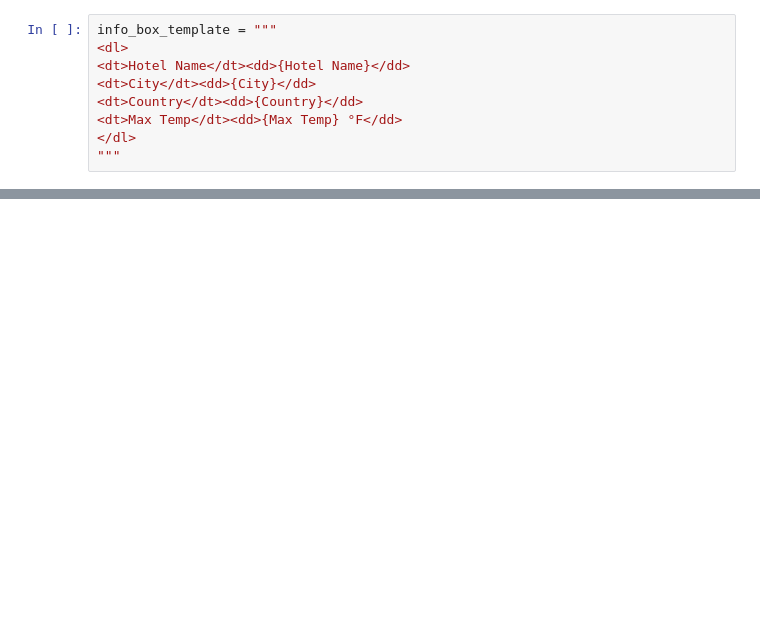
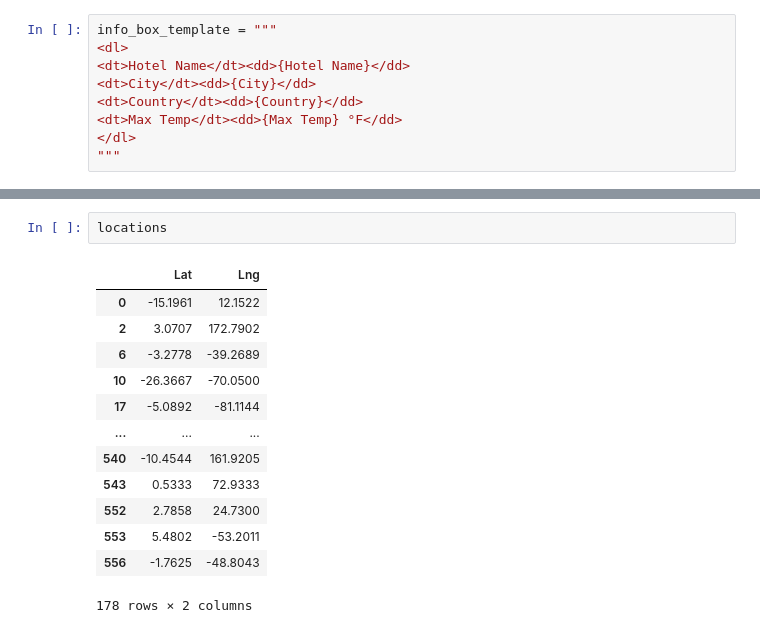
Before and after one commit to JuleahK/World_Weather_Analysis, a Jupyter notebook: VacationPy.ipynb, the cells around one changed output, grey strips where cells are left out. Saved outputs shown, nothing was run; the diff lists cells and outputs as text; blank space fills up the shorter version.

```diff
--- a/VacationPy.ipynb
+++ b/VacationPy.ipynb
@@ -240,0 +260,16 @@ hotel_info = [info_box_template.format(**row) for index, row in hotel_df.iterrow
+# %%
+locations
+# %% [output]
+|  | Lat | Lng |
+| 0 | -15.1961 | 12.1522 |
+| 2 | 3.0707 | 172.7902 |
+| 6 | -3.2778 | -39.2689 |
+| 10 | -26.3667 | -70.0500 |
+| 17 | -5.0892 | -81.1144 |
+| ... | ... | ... |
+| 540 | -10.4544 | 161.9205 |
+| 543 | 0.5333 | 72.9333 |
+| 552 | 2.7858 | 24.7300 |
+| 553 | 5.4802 | -53.2011 |
+| 556 | -1.7625 | -48.8043 |
+178 rows × 2 columns
```
Also changed, not shown: parts of 1 cell of this notebook, 3 other files.
